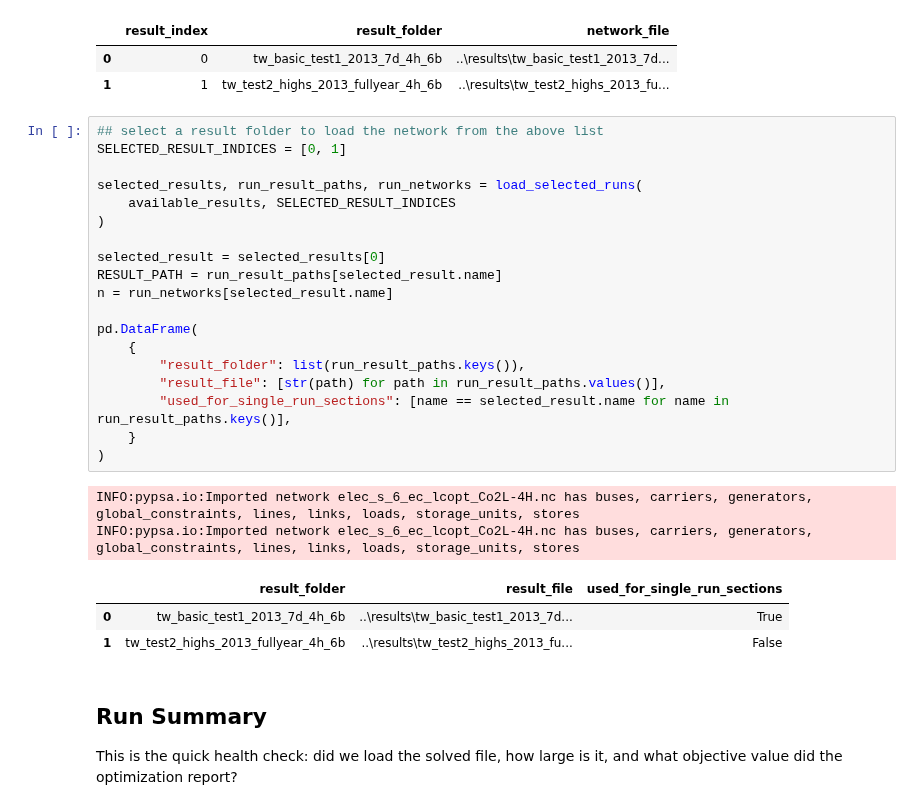
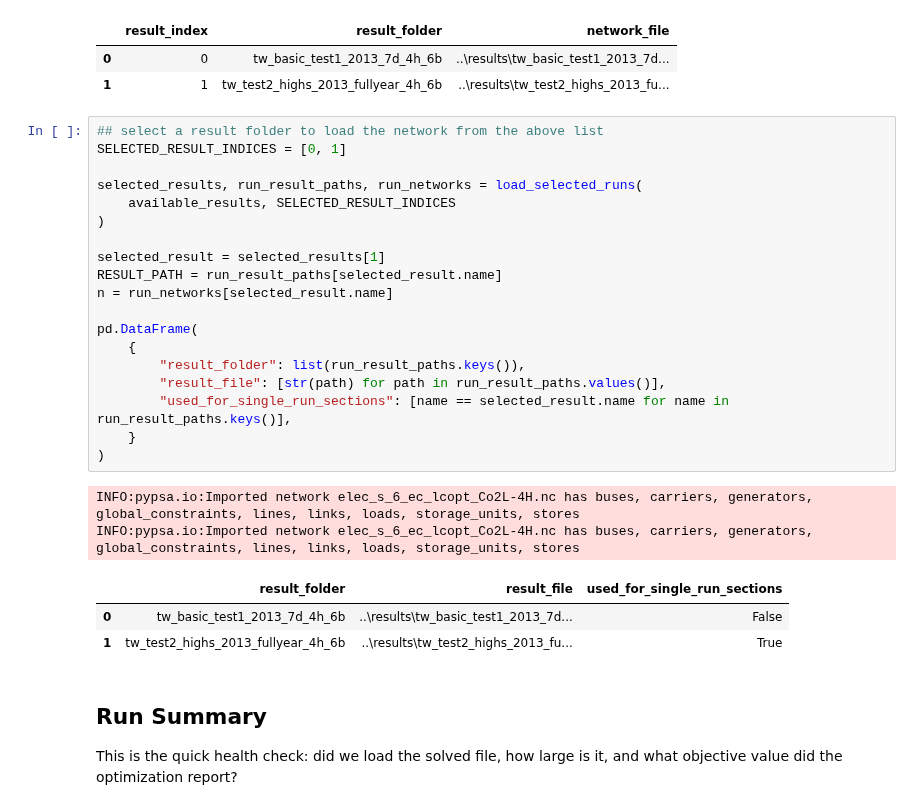
Before and after one commit to BartonChenTW/taiwan-energy-model, a Jupyter notebook: notes/taiwan_simulation_results.ipynb, the cells around one changed output. Drawn from its saved outputs; the diff is of its cells as text.

Commit message:
update show results nb and add agents notes

```diff
--- a/notes/taiwan_simulation_results.ipynb
+++ b/notes/taiwan_simulation_results.ipynb
@@ -69,28 +69,28 @@ available_results_df
 # %%
 ## select a result folder to load the network from the above list
 SELECTED_RESULT_INDICES = [0, 1]
 
 selected_results, run_result_paths, run_networks = load_selected_runs(
     available_results, SELECTED_RESULT_INDICES
 )
 
-selected_result = selected_results[0]
+selected_result = selected_results[1]
 RESULT_PATH = run_result_paths[selected_result.name]
 n = run_networks[selected_result.name]
 
 pd.DataFrame(
     {
         "result_folder": list(run_result_paths.keys()),
         "result_file": [str(path) for path in run_result_paths.values()],
         "used_for_single_run_sections": [name == selected_result.name for name in run_result_paths.keys()],
     }
 )
 # %% [output]
 INFO:pypsa.io:Imported network elec_s_6_ec_lcopt_Co2L-4H.nc has buses, carriers, generators, global_constraints, lines, links, loads, storage_units, stores
 INFO:pypsa.io:Imported network elec_s_6_ec_lcopt_Co2L-4H.nc has buses, carriers, generators, global_constraints, lines, links, loads, storage_units, stores
 |  | result_folder | result_file | used_for_single_run_sections |
-| 0 | tw_basic_test1_2013_7d_4h_6b | ..\results\tw_basic_test1_2013_7d... | True |
-| 1 | tw_test2_highs_2013_fullyear_4h_6b | ..\results\tw_test2_highs_2013_fu... | False |
+| 0 | tw_basic_test1_2013_7d_4h_6b | ..\results\tw_basic_test1_2013_7d... | False |
+| 1 | tw_test2_highs_2013_fullyear_4h_6b | ..\results\tw_test2_highs_2013_fu... | True |
 # %% [markdown]
 ## Run Summary
 
```
Also changed, not shown: parts of 1 cell of this notebook, 1 other file.
